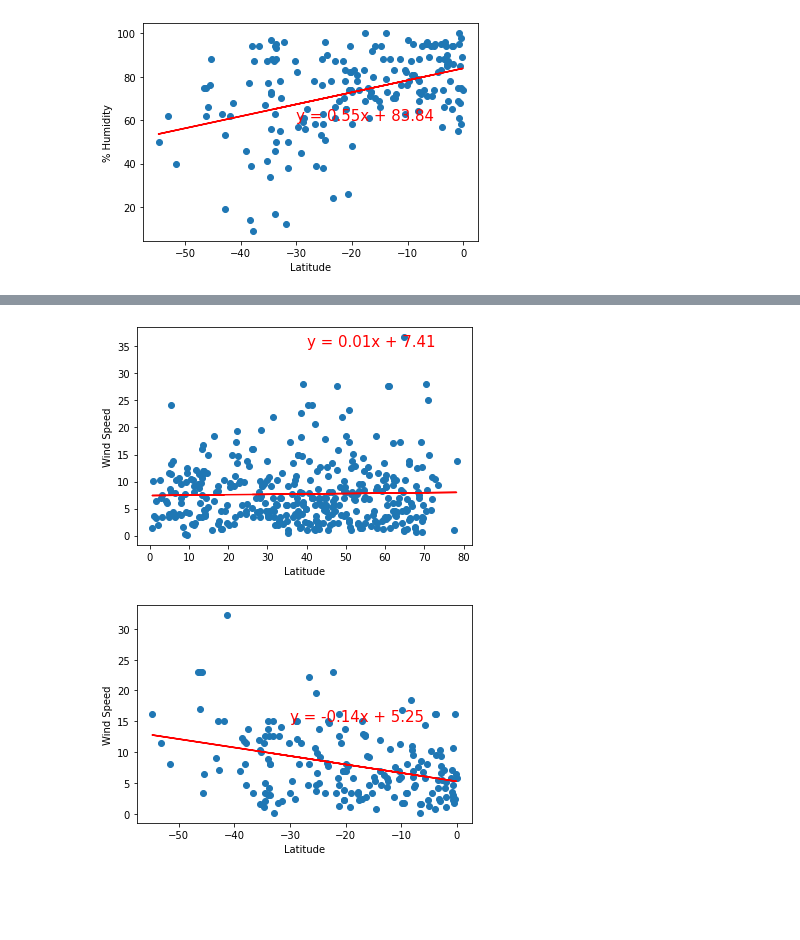
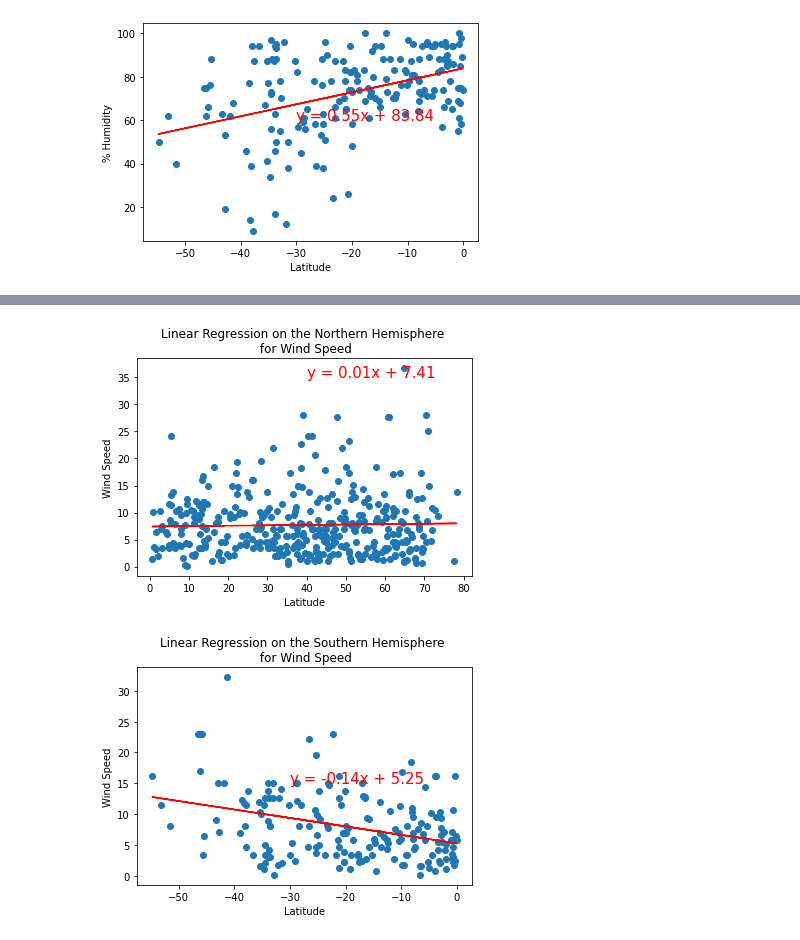
Before and after one commit to cwbyrd/World_Weather_Analysis, a Jupyter notebook: WeatherPy.ipynb, the cells around one changed output, grey strips where cells are left out. Drawn from its saved outputs; the diff is of its cells as text; code cells hidden in the pictures; blank space fills up the shorter version.

```diff
--- a/WeatherPy.ipynb
+++ b/WeatherPy.ipynb
@@ -270,6 +270,7 @@ def plot_linear_regression(x_values, y_values, title, y_label, text_coordinates)
     plt.annotate(line_eq, text_coordinates, fontsize=15, color="red")
     plt.xlabel('Latitude')
     plt.ylabel(y_label)
+    plt.title(title)
     plt.show()
 # %%
 index13 = city_data_df.loc[13]
@@ -350,20 +348,18 @@ plot_linear_regression(x_values, y_values,
 # %%
 # Linear regression on the Northern Hemisphere
 x_values = northern_hemi_df["Lat"]
 y_values = northern_hemi_df["Wind Speed"]
 # Call the function.
 plot_linear_regression(x_values, y_values,
-                       'Linear Regression on the Northern Hemisphere \
-                        for Wind Speed', 'Wind Speed',(40,35))
+                       'Linear Regression on the Northern Hemisphere \n for Wind Speed', 'Wind Speed',(40,35))
 # %% [output]
-[figure, old version]
+[figure, new version]
 # %%
 # Linear regression on the Southern Hemisphere
 x_values = southern_hemi_df["Lat"]
 y_values = southern_hemi_df["Wind Speed"]
 # Call the function.
 plot_linear_regression(x_values, y_values,
-                       'Linear Regression on the Southern Hemisphere \
-                        for Wind Speed', 'Wind Speed',(-30,15))
+                       'Linear Regression on the Southern Hemisphere \n for Wind Speed', 'Wind Speed',(-30,15))
 # %% [output]
-[figure, old version]
+[figure, new version]
```
Also changed, not shown: parts of 4 cells of this notebook, 2 other files.
